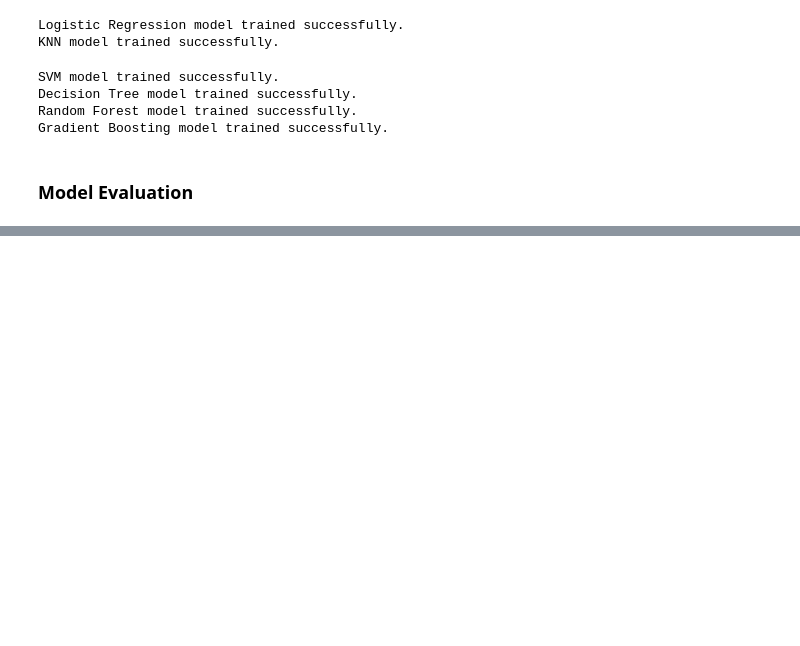
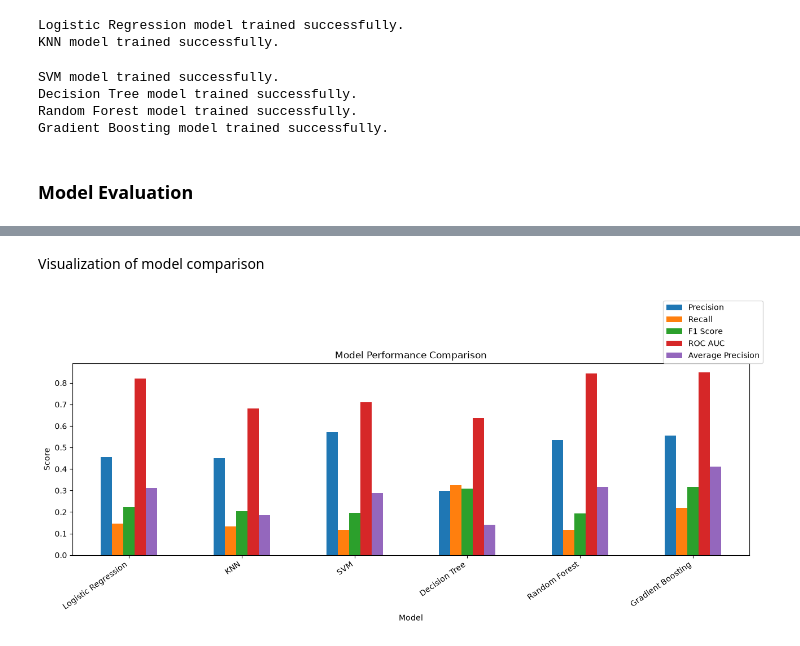
Before and after one commit to eoagyen/diabetes_risk_prediction, a Jupyter notebook: notebooks/modelling.ipynb, the cells around one changed output, grey strips where cells are left out. Drawn from its saved outputs; the diff is of its cells as text; code cells hidden in the pictures; blank space fills up the shorter version.

Commit message:
Made progress on model evaluation

```diff
--- a/notebooks/modelling.ipynb
+++ b/notebooks/modelling.ipynb
@@ -111,0 +152,21 @@ Gradient Boosting model trained successfully.
+# %% [markdown]
+Visualization of model comparison
+# %%
+import matplotlib.pyplot as plt
+
+results_df.set_index("Model")[
+    ["Precision", "Recall", "F1 Score", "ROC AUC", "Average Precision"]
+].plot(
+    kind="bar",
+    figsize=(13, 6),
+)
+
+plt.title("Model Performance Comparison")
+plt.ylabel("Score")
+plt.xlabel("Model")
+plt.xticks(rotation=35, ha="right")
+plt.legend(loc="lower right", bbox_to_anchor=(1.02, 1.0), borderaxespad=0)
+plt.tight_layout()
+plt.show()
+# %% [output]
+[figure, added]
```
Also changed, not shown: parts of 2 cells of this notebook.
